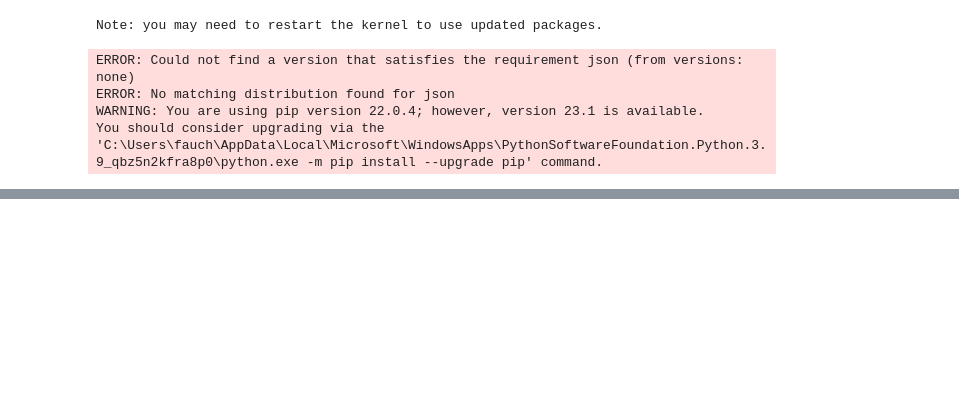
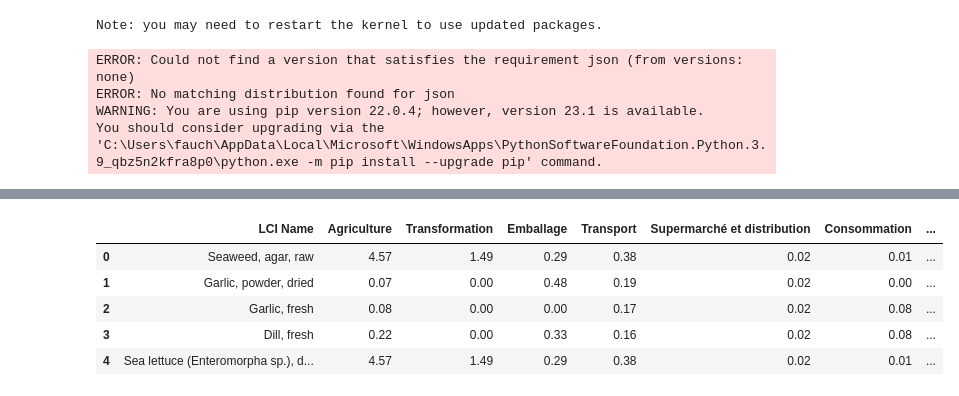
Before and after one commit to com-480-data-visualization/project-2023-insight-infusion, a Jupyter notebook: analysis/laurent/analysis_laurent.ipynb, the cells around one changed output, grey strips where cells are left out. Cells and saved outputs as stored; diff of their text form; code cells hidden in the pictures; blank space fills up the shorter version.

```diff
--- a/analysis/laurent/analysis_laurent.ipynb
+++ b/analysis/laurent/analysis_laurent.ipynb
@@ -93,0 +93,25 @@ with open("raw_CO2.json", "w") as write_file:
+# %%
+food_groups = pd.unique(translated_df['Food Group'])
+food_subgroups = pd.unique(translated_df['Food subgroup'])
+
+mean_f_groups = {}
+for group in food_groups:
+    tmp_df = translated_df[translated_df['Food Group'] == group]
+    mean_f_groups[group] = tmp_df['Total'].mean()
+
+mean_f_subgroups = {}
+for subgroup in food_subgroups:
+    tmp_df = translated_df[translated_df['Food subgroup'] == subgroup]
+    mean_f_subgroups[subgroup] = tmp_df['Total'].mean()
+
+translated_df['Group mean'] = [mean_f_groups[group] for group in translated_df['Food Group']]
+translated_df['Subgroup mean'] = [mean_f_subgroups[subgroup] for subgroup in translated_df['Food subgroup']]
+
+translated_df.head()
+# %% [output]
+|  | LCI Name | Agriculture | Transformation | Emballage | Transport | Supermarché et distribution | Consommation | ... |
+| 0 | Seaweed, agar, raw | 4.57 | 1.49 | 0.29 | 0.38 | 0.02 | 0.01 | ... |
+| 1 | Garlic, powder, dried | 0.07 | 0.00 | 0.48 | 0.19 | 0.02 | 0.00 | ... |
+| 2 | Garlic, fresh | 0.08 | 0.00 | 0.00 | 0.17 | 0.02 | 0.08 | ... |
+| 3 | Dill, fresh | 0.22 | 0.00 | 0.33 | 0.16 | 0.02 | 0.08 | ... |
+| 4 | Sea lettuce (Enteromorpha sp.), d... | 4.57 | 1.49 | 0.29 | 0.38 | 0.02 | 0.01 | ... |
```
Also changed, not shown: parts of 3 cells of this notebook.
